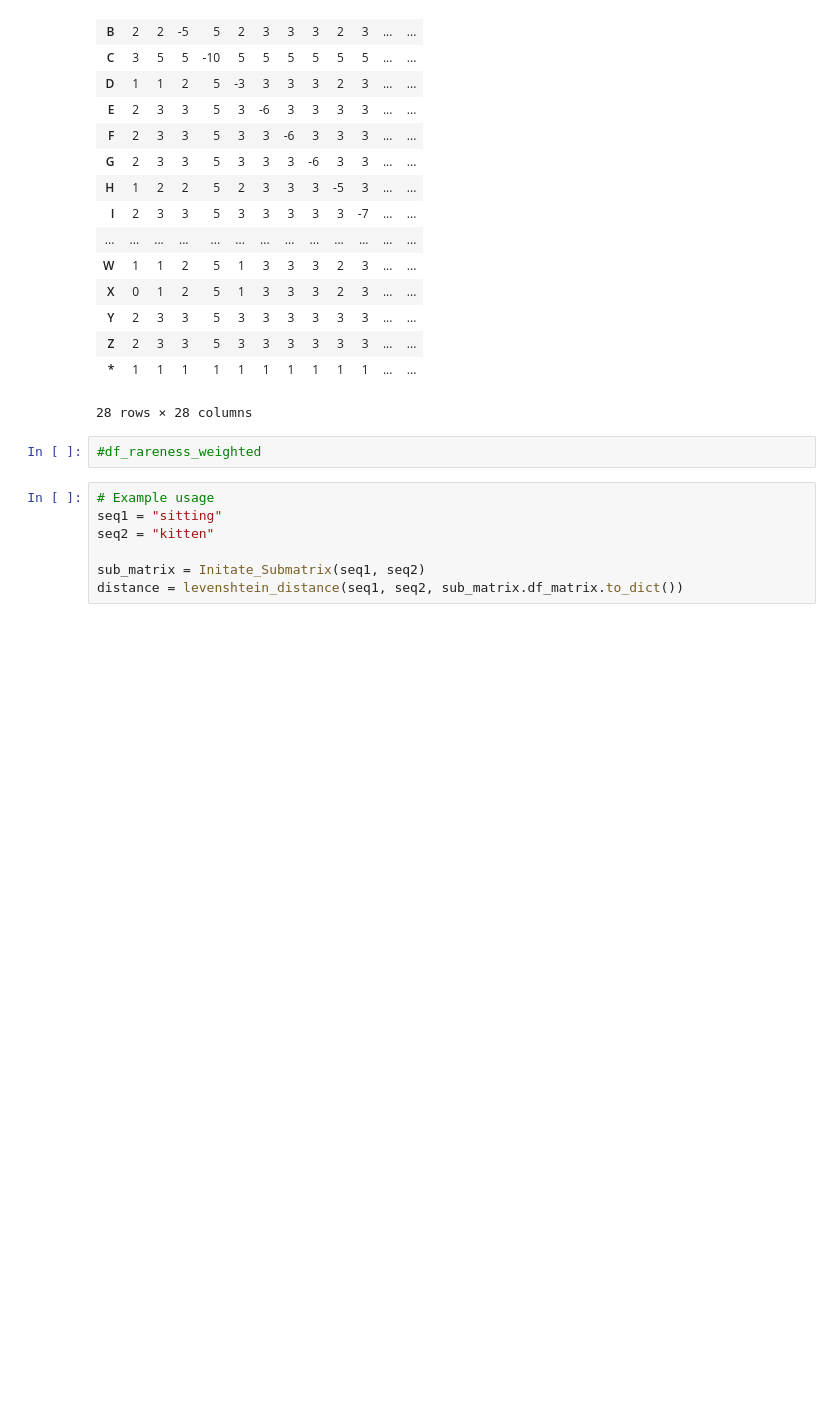
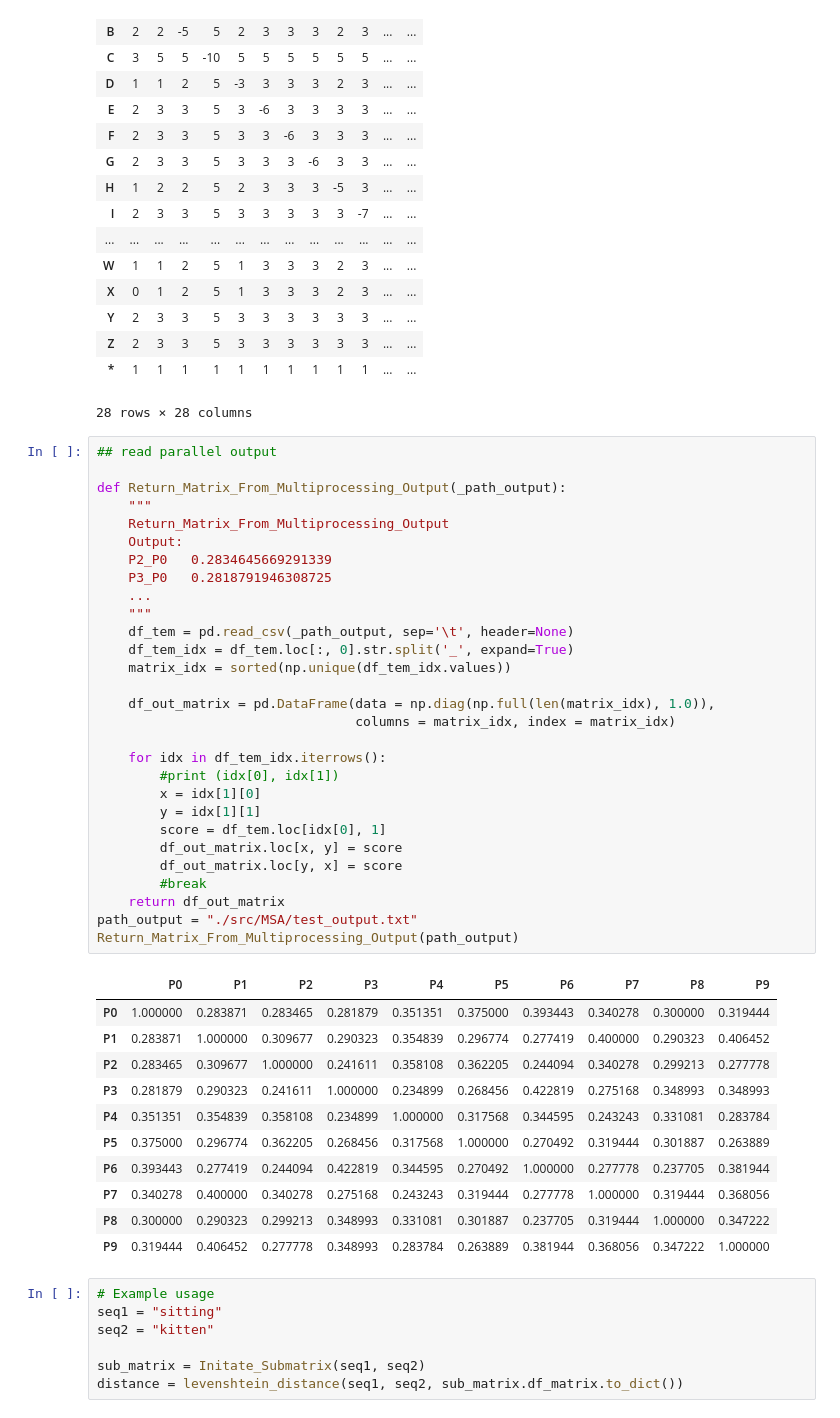
Before and after one commit to lux563624348/Multi_Sequence_Alignment, a Jupyter notebook: multi_alignment.ipynb, the cells around one changed output. Cells and saved outputs as stored; diff of their text form; blank space fills up the shorter version.

Commit message:
Return_Matrix_From_Multiprocessing_Output added

```diff
--- a/multi_alignment.ipynb
+++ b/multi_alignment.ipynb
@@ -88,7 +88,46 @@ sub_matrix.df_matrix
 | * | 1 | 1 | 1 | 1 | 1 | 1 | 1 | 1 | 1 | 1 | ... | ... |
 28 rows × 28 columns
 # %%
-#df_rareness_weighted
+## read parallel output
+
+def Return_Matrix_From_Multiprocessing_Output(_path_output):
+    """
+    Return_Matrix_From_Multiprocessing_Output
+    Output:
+    P2_P0	0.2834645669291339
+    P3_P0	0.2818791946308725
+    ...
+    """
+    df_tem = pd.read_csv(_path_output, sep='\t', header=None)
+    df_tem_idx = df_tem.loc[:, 0].str.split('_', expand=True)
+    matrix_idx = sorted(np.unique(df_tem_idx.values))
+
+    df_out_matrix = pd.DataFrame(data = np.diag(np.full(len(matrix_idx), 1.0)),
+                                 columns = matrix_idx, index = matrix_idx)
+
+    for idx in df_tem_idx.iterrows():
+        #print (idx[0], idx[1])
+        x = idx[1][0]
+        y = idx[1][1]
+        score = df_tem.loc[idx[0], 1]
+        df_out_matrix.loc[x, y] = score
+        df_out_matrix.loc[y, x] = score
+        #break
+    return df_out_matrix
+path_output = "./src/MSA/test_output.txt"
+Return_Matrix_From_Multiprocessing_Output(path_output)
+# %% [output]
+|  | P0 | P1 | P2 | P3 | P4 | P5 | P6 | P7 | P8 | P9 |
+| P0 | 1.000000 | 0.283871 | 0.283465 | 0.281879 | 0.351351 | 0.375000 | 0.393443 | 0.340278 | 0.300000 | 0.319444 |
+| P1 | 0.283871 | 1.000000 | 0.309677 | 0.290323 | 0.354839 | 0.296774 | 0.277419 | 0.400000 | 0.290323 | 0.406452 |
+| P2 | 0.283465 | 0.309677 | 1.000000 | 0.241611 | 0.358108 | 0.362205 | 0.244094 | 0.340278 | 0.299213 | 0.277778 |
+| P3 | 0.281879 | 0.290323 | 0.241611 | 1.000000 | 0.234899 | 0.268456 | 0.422819 | 0.275168 | 0.348993 | 0.348993 |
+| P4 | 0.351351 | 0.354839 | 0.358108 | 0.234899 | 1.000000 | 0.317568 | 0.344595 | 0.243243 | 0.331081 | 0.283784 |
+| P5 | 0.375000 | 0.296774 | 0.362205 | 0.268456 | 0.317568 | 1.000000 | 0.270492 | 0.319444 | 0.301887 | 0.263889 |
+| P6 | 0.393443 | 0.277419 | 0.244094 | 0.422819 | 0.344595 | 0.270492 | 1.000000 | 0.277778 | 0.237705 | 0.381944 |
+| P7 | 0.340278 | 0.400000 | 0.340278 | 0.275168 | 0.243243 | 0.319444 | 0.277778 | 1.000000 | 0.319444 | 0.368056 |
+| P8 | 0.300000 | 0.290323 | 0.299213 | 0.348993 | 0.331081 | 0.301887 | 0.237705 | 0.319444 | 1.000000 | 0.347222 |
+| P9 | 0.319444 | 0.406452 | 0.277778 | 0.348993 | 0.283784 | 0.263889 | 0.381944 | 0.368056 | 0.347222 | 1.000000 |
 # %%
 # Example usage
 seq1 = "sitting"
```
Also changed, not shown: 1 other file.
